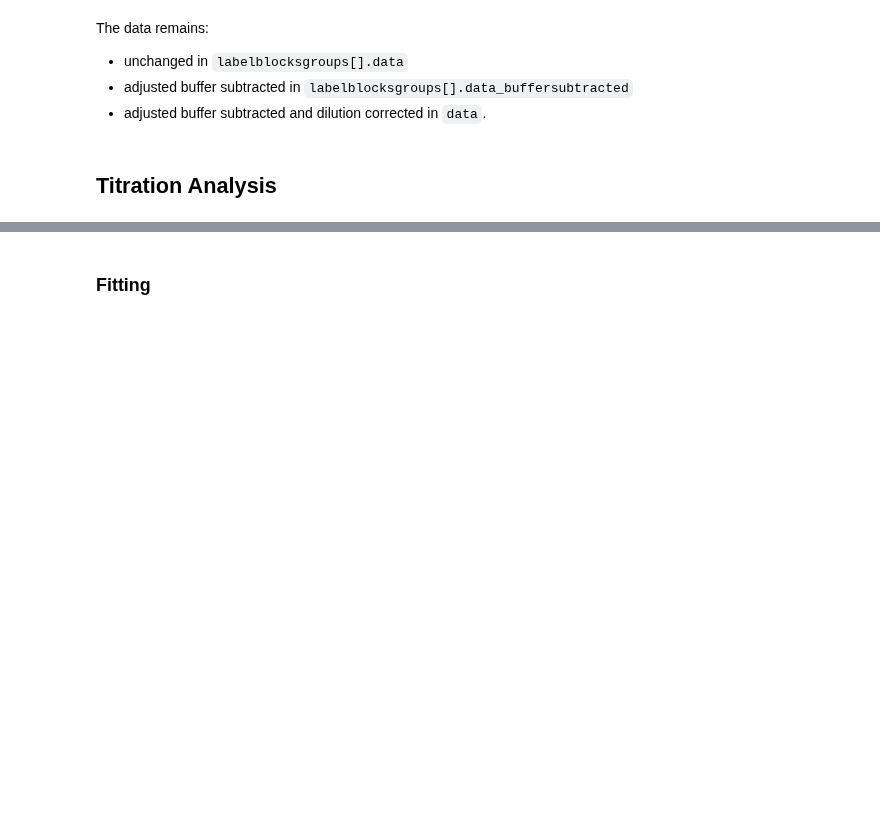
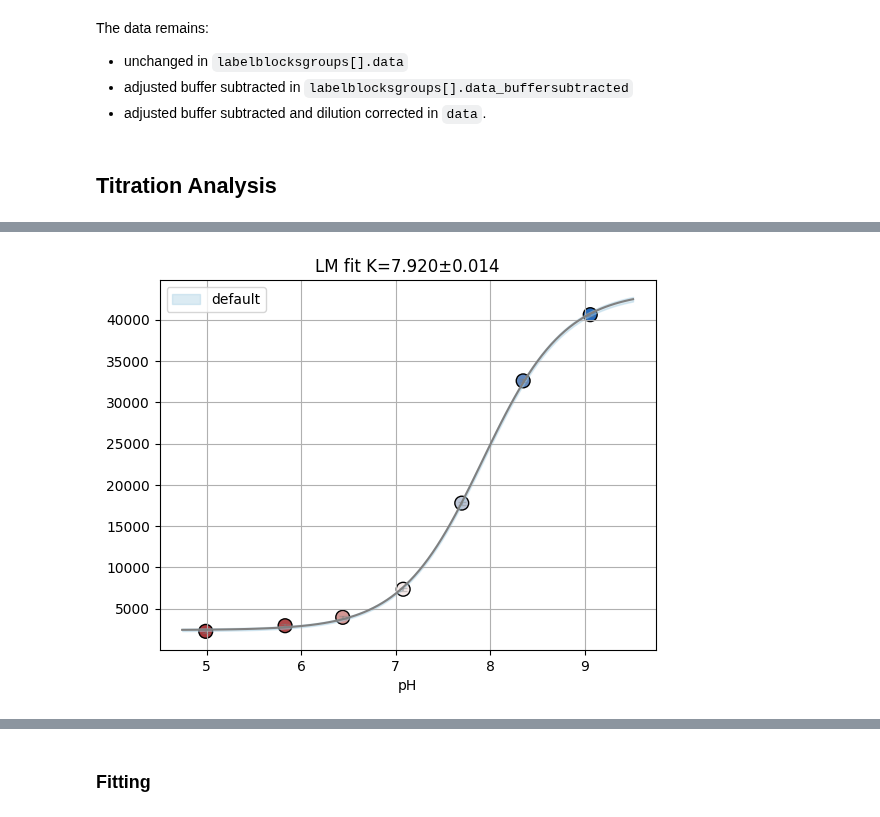
Before and after one commit to darosio/ClopHfit, a Jupyter notebook: docs/tutorials/prtecan.ipynb, the cells around one changed output, grey strips where cells are left out. Drawn from its saved outputs; the diff is of its cells as text; code cells hidden in the pictures; blank space fills up the shorter version.

```diff
--- a/docs/tutorials/prtecan.ipynb
+++ b/docs/tutorials/prtecan.ipynb
@@ -244,0 +290,4 @@ ph_an.fitresults[1]
+# %%
+titan.fitresults[1]["H02"].figure
+# %% [output]
+[figure, added]
```
Also changed, not shown: parts of 27 cells of this notebook, 5 other files.
